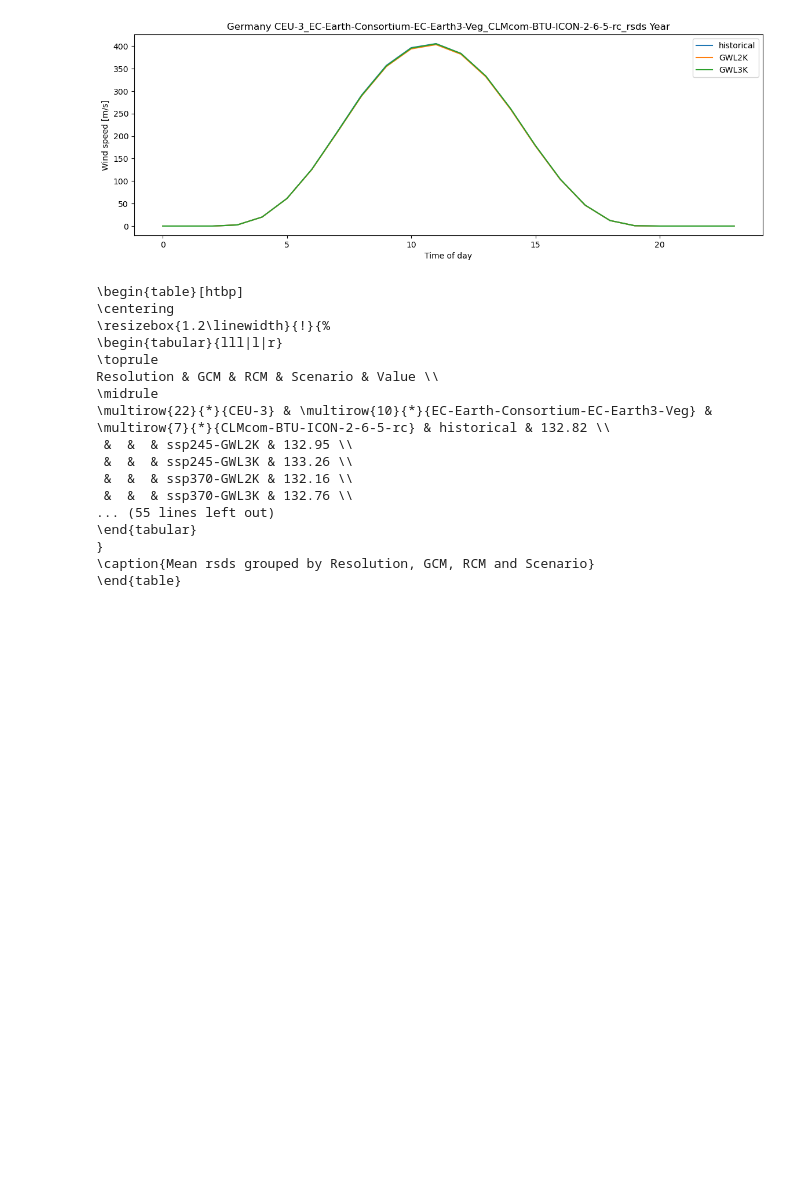
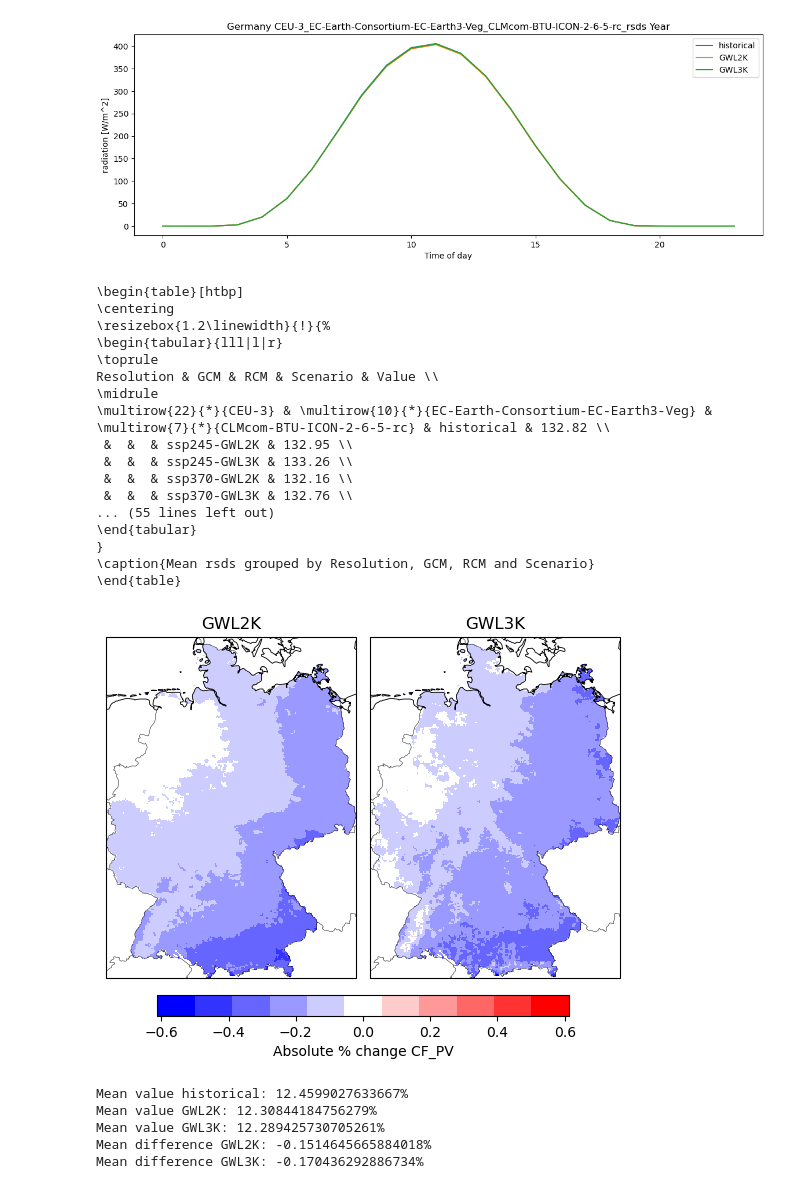
Before and after one commit to ATYslh/Dunkelflaute, a Jupyter notebook: Analysis_Scripts/visualization_publication.ipynb, the cells around one changed output. Saved outputs shown, nothing was run; the diff lists cells and outputs as text; code cells hidden in the pictures; blank space fills up the shorter version.

Commit message:
update visualization publication

```diff
--- a/Analysis_Scripts/visualization_publication.ipynb
+++ b/Analysis_Scripts/visualization_publication.ipynb
@@ -204,7 +204,7 @@ with open(f"rsds/{region}.json", "r", encoding="utf-8") as file:
         plt.plot(data[season]["diurnal_cycle"], label=labels[index])
 
     plt.title(f"{region} {dataset} {season}")
-    plt.ylabel("radiation [m/s]")
+    plt.ylabel("radiation [W/m^2]")
     plt.xlabel("Time of day")
     plt.legend()
     plt.show()
@@ -340,5 +340,76 @@ Resolution & GCM & RCM & Scenario & Value \\
 \caption{Mean rsds grouped by Resolution, GCM, RCM and Scenario}
 \end{table}
 # %%
-# Changes to CF_PV (can mostly be attributed to temperature)
+#Changes to CF_PV
+import xarray as xr
+import matplotlib.pyplot as plt
+import numpy as np
+import cartopy.crs as ccrs
+import cartopy.feature as cfeature
+import json
+
+# Define rotated pole projection manually
+rotated_pole = ccrs.RotatedPole(pole_longitude=198.0, pole_latitude=39.25)  # Example values
+
+fig, axes = plt.subplots(
+    nrows=1, ncols=2, figsize=(14, 4.5),
+    subplot_kw=dict(projection=rotated_pole),
+    layout='compressed',
+)
+
+
+discrete_cmap = plt.get_cmap("bwr", 11)
+discrete_cmap.set_bad(color=(0, 0, 0, 0))
+
+with open("CF_PV/Germany.json", "r", encoding="utf-8") as file:
+    file_locations = json.load(file)
+    data_location = file_locations["CEU-3_EC-Earth-Consortium-EC-Earth3-Veg_CLMcom-BTU-ICON-2-6-5-rc_CF_PV"]
+    file_1 = xr.open_dataset(data_location["historical"]["Year"]["timmean"])
+    file_2 = xr.open_dataset(data_location["ssp370-GWL2K"]["Year"]["timmean"])
+    file_3 = xr.open_dataset(data_location["ssp370-GWL3K"]["Year"]["timmean"])
+
+    GWL2K = file_2["CF_PV"].values - file_1["CF_PV"].values
+    GWL3K = file_3["CF_PV"].values - file_1["CF_PV"].values
+
+    v_min = min(np.nanmin(GWL2K), np.nanmin(GWL3K)) * 100
+    v_max = max(np.nanmax(GWL2K), np.nanmax(GWL3K)) * 100
+    if abs(v_min) > abs(v_max):
+        v_max = abs(v_min)
+    else:
+        v_min = -v_max
+
+    files = [GWL2K, GWL3K]
+    scenarios = ["GWL2K", "GWL3K"]
+
+    for ax, file, scenario in zip(axes, files, scenarios):
+        cf_flaute = file * 100
+        lat = file_1['lat'].values
+        lon = file_1['lon'].values
+
+        cf_masked = np.squeeze(np.ma.masked_equal(cf_flaute, 0))
+
+        pm = ax.pcolormesh(lon, lat, cf_masked,
+                           cmap=discrete_cmap, vmin=v_min, vmax=v_max,
+                           shading='auto',
+                           transform=ccrs.PlateCarree())  # Assuming lat/lon are in regular geographic coords
+
+        ax.coastlines(linewidth=0.6)
+        ax.add_feature(cfeature.BORDERS, linewidth=0.3)
+        ax.set_title(scenario, fontsize=12)
+
+    cbar = fig.colorbar(pm, ax=axes.ravel().tolist(), orientation='horizontal', pad=0.05, shrink=0.8, label='Absolute % change CF_PV')
+    plt.show()
+
+    print(f"Mean value historical: {np.nanmean(file_1['CF_PV'].values)*100}%")
+    print(f"Mean value GWL2K: {file_2['CF_PV'].mean().item()*100}%")
+    print(f"Mean value GWL3K: {file_3['CF_PV'].mean().item()*100}%")
+    print(f"Mean difference GWL2K: {np.nanmean(GWL2K)*100}%")
+    print(f"Mean difference GWL3K: {np.nanmean(GWL3K)*100}%")
+# %% [output]
+[figure, added]
+Mean value historical: 12.4599027633667%
+Mean value GWL2K: 12.30844184756279%
+Mean value GWL3K: 12.289425730705261%
+Mean difference GWL2K: -0.1514645665884018%
+Mean difference GWL3K: -0.170436292886734%
 # %%
```
Also changed, not shown: parts of 1 cell of this notebook.
